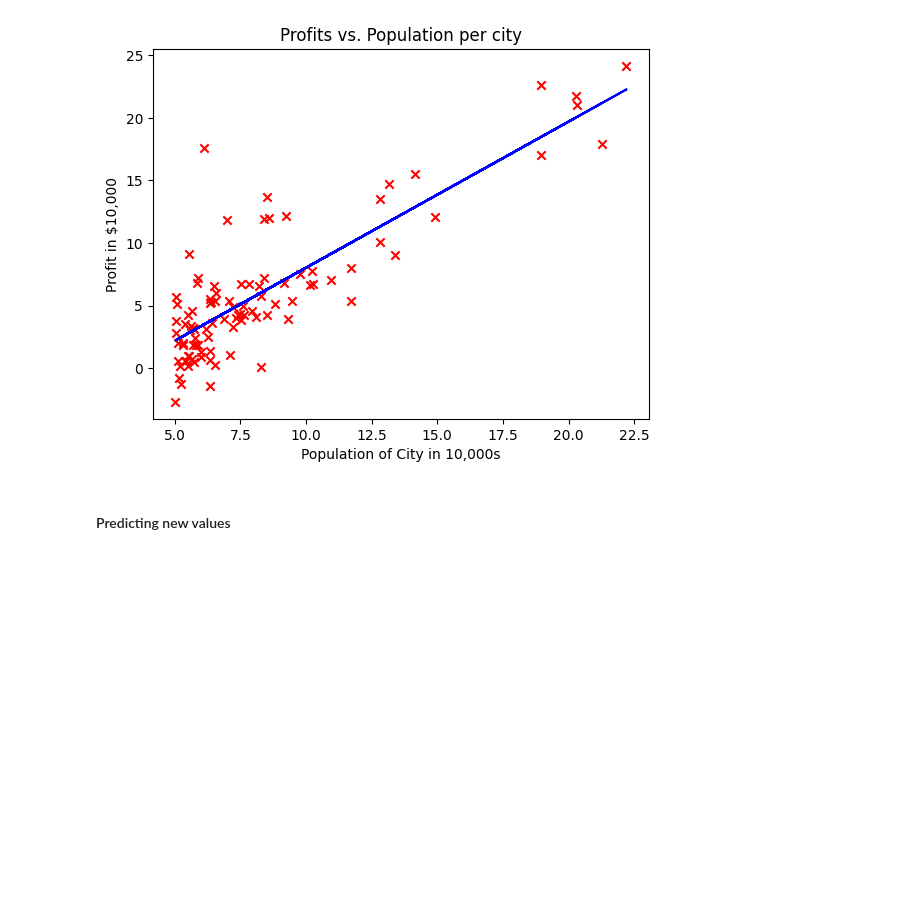
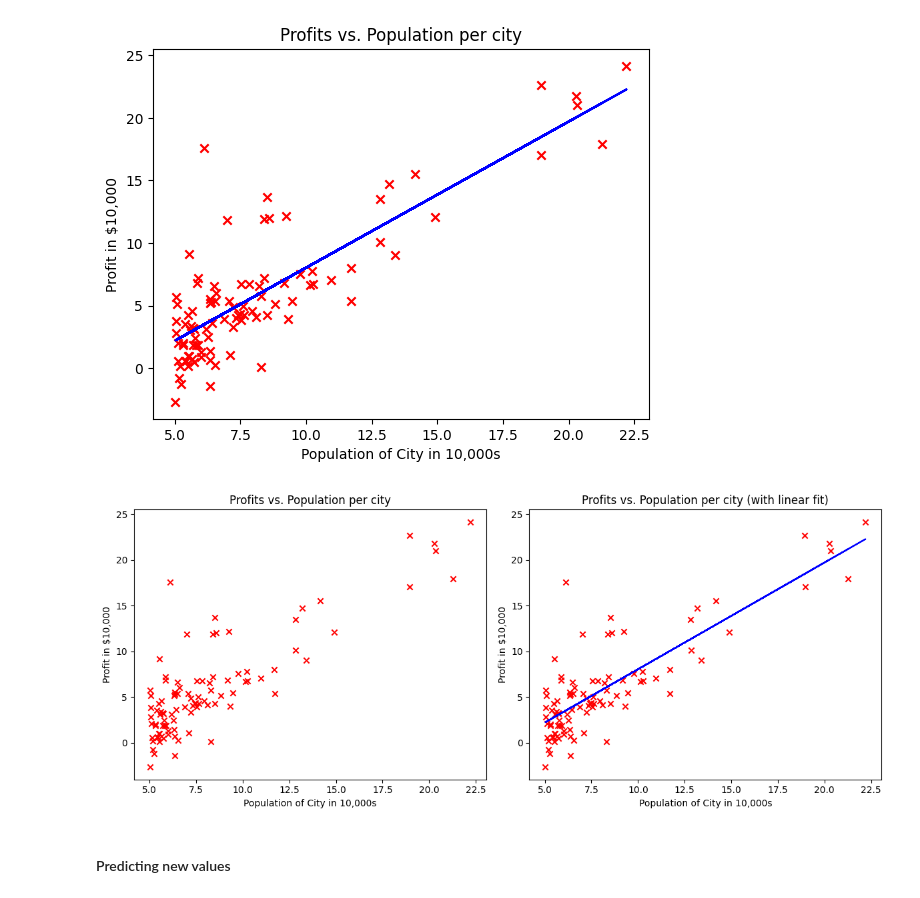
Before and after one commit to Shubham91999/SML_Regression-Classification, a Jupyter notebook: W2L3-PracticeLab-LR.ipynb, the cells around one changed output. Saved outputs shown, nothing was run; the diff lists cells and outputs as text; code cells hidden in the pictures; blank space fills up the shorter version.

Commit message:
Added plots side by side to show Linear Fit

```diff
--- a/W2L3-PracticeLab-LR.ipynb
+++ b/W2L3-PracticeLab-LR.ipynb
@@ -293,6 +293,30 @@ plt.xlabel('Population of City in 10,000s')
 # %% [output]
 Text(0.5, 0, 'Population of City in 10,000s')
 [figure]
+# %%
+import matplotlib.pyplot as plt
+
+# Create a figure with two subplots (1 row, 2 columns)
+fig, ax = plt.subplots(1, 2, figsize=(12, 5))
+
+# First plot: Scatter plot of data
+ax[0].scatter(x_train, y_train, marker='x', c='r')
+ax[0].set_title("Profits vs. Population per city")
+ax[0].set_ylabel('Profit in $10,000')
+ax[0].set_xlabel('Population of City in 10,000s')
+
+# Second plot: Scatter plot with linear fit
+ax[1].scatter(x_train, y_train, marker='x', c='r')
+ax[1].plot(x_train, predicted, c='b')  # Linear fit
+ax[1].set_title("Profits vs. Population per city (with linear fit)")
+ax[1].set_ylabel('Profit in $10,000')
+ax[1].set_xlabel('Population of City in 10,000s')
+
+# Show the plots
+plt.tight_layout()
+plt.show()
+# %% [output]
+[figure, added]
 # %% [markdown]
 #### Predicting new values
 # %%
```
